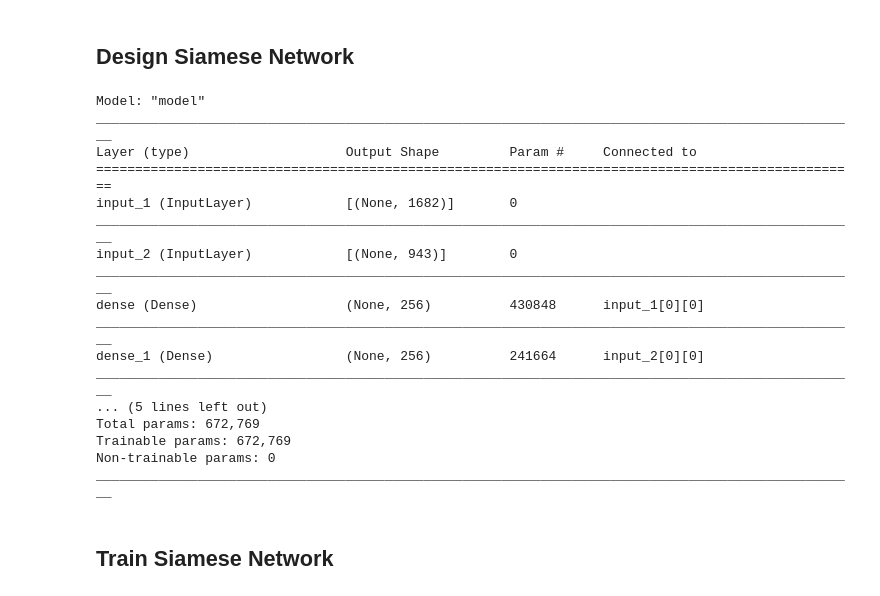
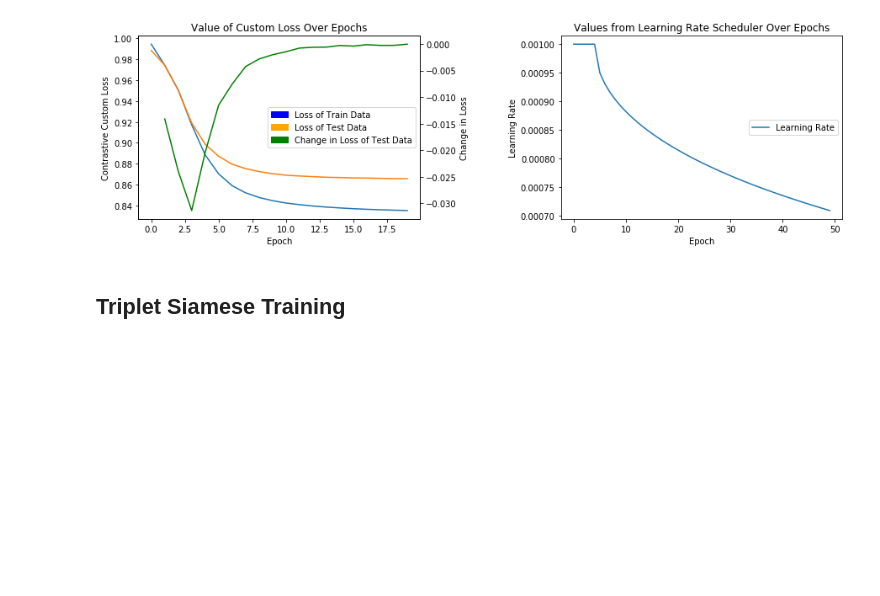
Before and after one commit to navyamehta/recommendation-engines, a Jupyter notebook: PART 4 - Siamese Neural Networks.ipynb, the cells around one changed output. Cells and saved outputs as stored; diff of their text form; code cells hidden in the pictures; blank space fills up the shorter version.

Commit message:
Siamese Pair-Wise Design

```diff
--- a/PART 4 - Siamese Neural Networks.ipynb
+++ b/PART 4 - Siamese Neural Networks.ipynb
@@ -53,0 +53,9 @@ trainU.shape, trainI.shape, trainY.shape
+# %%
+def cosine_contrastive_loss(truebin, preddist, C=1):
+    return tf.math.reduce_mean(truebin*(1 - preddist) + (1 - truebin)*tf.math.maximum(0.0, C + preddist))
+# %%
+latentdim = 128
+userinit = np.random.normal(loc=0, scale=1, size=(intmatrix.shape[0], latentdim))
+userinit = userinit/np.sqrt(np.sum(userinit**2, axis=1)).reshape(-1,1)
+iteminit = np.random.normal(loc=0, scale=1, size=(intmatrix.shape[1], latentdim))
+iteminit = iteminit/np.sqrt(np.sum(iteminit**2, axis=1)).reshape(-1,1)
@@ -54,2 +94,37 @@ trainU.shape, trainI.shape, trainY.shape
+# %%
+def lrscheduler(epoch, init=1e-3):
+    return init*0.95**np.sqrt(epoch-5) if epoch>5 else init
+# %%
+lr = tf.keras.callbacks.LearningRateScheduler(lrscheduler, verbose=0)
+chk = tf.keras.callbacks.ModelCheckpoint("./data/siam.h5", monitor="val_loss", save_weights_only=True,
+                                         save_best_only=True, save_freq="epoch")
+hist = model.fit([train["User"], train["Item"]], train["Truth"], validation_data=
+                 ([test["User"], test["Item"]], test["Truth"]), batch_size=512,
+                callbacks=[chk, lr], epochs=50, verbose=0)
+# %%
+fig = plt.figure(figsize=(15,4))
+plt.subplots_adjust(wspace=0.5)
+ax = plt.subplot(1,2,1)
+pd.Series(hist.history['loss']).plot(ax=ax)
+pd.Series(hist.history['val_loss']).plot(ax=ax)
+ax1 = ax.twinx()
+pd.Series(hist.history['val_loss']).diff().plot(ax=ax1, color="green")
+l1 = mpatches.Patch(color="blue", label="Loss of Train Data")
+l2 = mpatches.Patch(color="orange", label="Loss of Test Data")
+l3 = mpatches.Patch(color="green", label="Change in Loss of Test Data")
+plt.legend(handles=[l1,l2,l3], loc="center right")
+ax1.set_ylabel("Change in Loss")
+ax.set_ylabel("Contrastive Custom Loss")
+ax.set_xlabel("Epoch")
+plt.title("Value of Custom Loss Over Epochs")
+plt.subplot(1,2,2)
+pd.Series(np.arange(50)+1).apply(lrscheduler).plot(label="Learning Rate")
+plt.xlabel("Epoch")
+plt.ylabel("Learning Rate")
+plt.title("Values from Learning Rate Scheduler Over Epochs")
+plt.legend(loc="center right")
+plt.show()
+# %% [output]
+[figure, added]
 # %% [markdown]
-<h2>Design Siamese Network</h2>
+<h2> Triplet Siamese Training </h2>
@@ -59,34 +130,0 @@ def smoothened_entropy(ytrue, ypred):
-# %%
-K.clear_session()
-userinput = Input(Usr.shape[1])
-iteminput = Input(Itm.shape[1])
-#Use fixed 256-length internal vector embeddings
-latentdim = 256
-Du = Dense(latentdim, activation="relu")(userinput)
-Di = Dense(latentdim, activation="relu")(iteminput)
-L1dist = Lambda(lambda tensors: tensors[0]-tensors[1])
-emb = L1dist([Du, Di])
-output = Dense(1, activation="sigmoid")(emb)
-model = Model(inputs=[userinput, iteminput], outputs=output)
-model.compile(optimizer=keras.optimizers.Adam(learning_rate=1e-3), loss=smoothened_entropy)
-model.summary()
-# %% [output]
-Model: "model"
-__________________________________________________________________________________________________
-Layer (type)                    Output Shape         Param #     Connected to
-==================================================================================================
-input_1 (InputLayer)            [(None, 1682)]       0
-__________________________________________________________________________________________________
-input_2 (InputLayer)            [(None, 943)]        0
-__________________________________________________________________________________________________
-dense (Dense)                   (None, 256)          430848      input_1[0][0]
-__________________________________________________________________________________________________
-dense_1 (Dense)                 (None, 256)          241664      input_2[0][0]
-__________________________________________________________________________________________________
-... (5 lines left out)
-Total params: 672,769
-Trainable params: 672,769
-Non-trainable params: 0
-__________________________________________________________________________________________________
-# %% [markdown]
-<h2>Train Siamese Network</h2>
```
Also changed, not shown: parts of 11 cells of this notebook, 1 other file.
